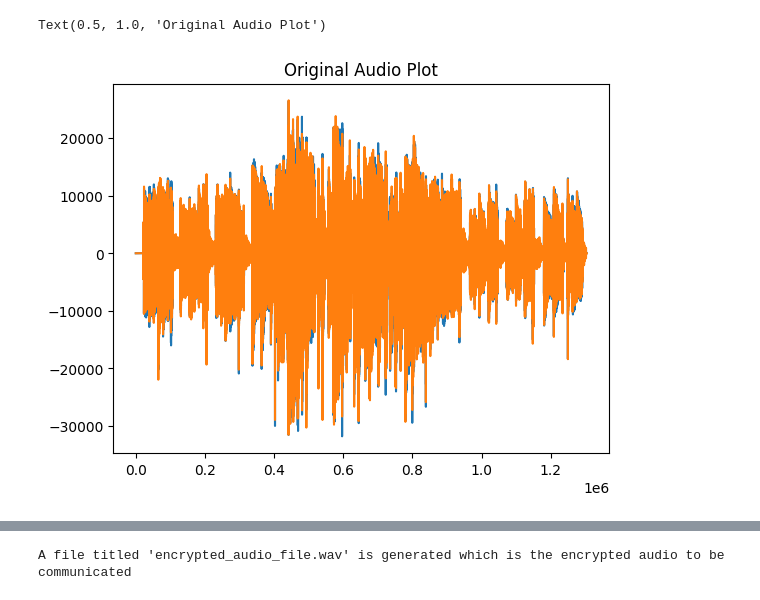
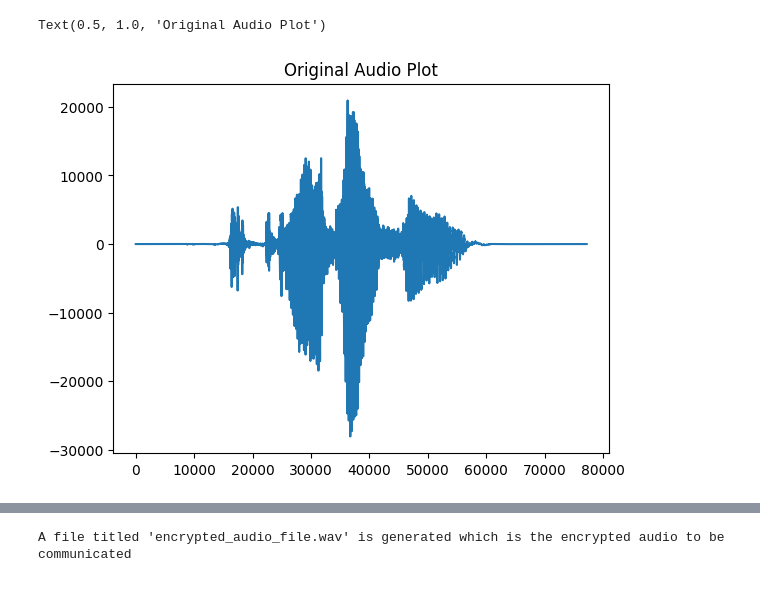
Before and after one commit to madhurlak0810/Aes-audioVisual, a Jupyter notebook: audio aes.ipynb, the cells around one changed output, grey strips where cells are left out. Saved outputs shown, nothing was run; the diff lists cells and outputs as text; code cells hidden in the pictures.

```diff
--- a/audio aes.ipynb
+++ b/audio aes.ipynb
@@ -8,10 +8,10 @@ import random
 import string
 from Crypto.Cipher import AES
 # %%
-fs, data = wavfile.read('X2Download.app - i miss you (128 kbps).wav')
+fs, data = wavfile.read('what-can-i-do-for-you-npc-british-male-99751.wav')
 plt.plot(data)            # fs = sampling frequency = 44.1kHz
 plt.title("Original Audio Plot")
 # %% [output]
 Text(0.5, 1.0, 'Original Audio Plot')
-[figure, old version]
+[figure, new version]
 # %%
```
Also changed, not shown: parts of 3 cells of this notebook, 1 other file.
